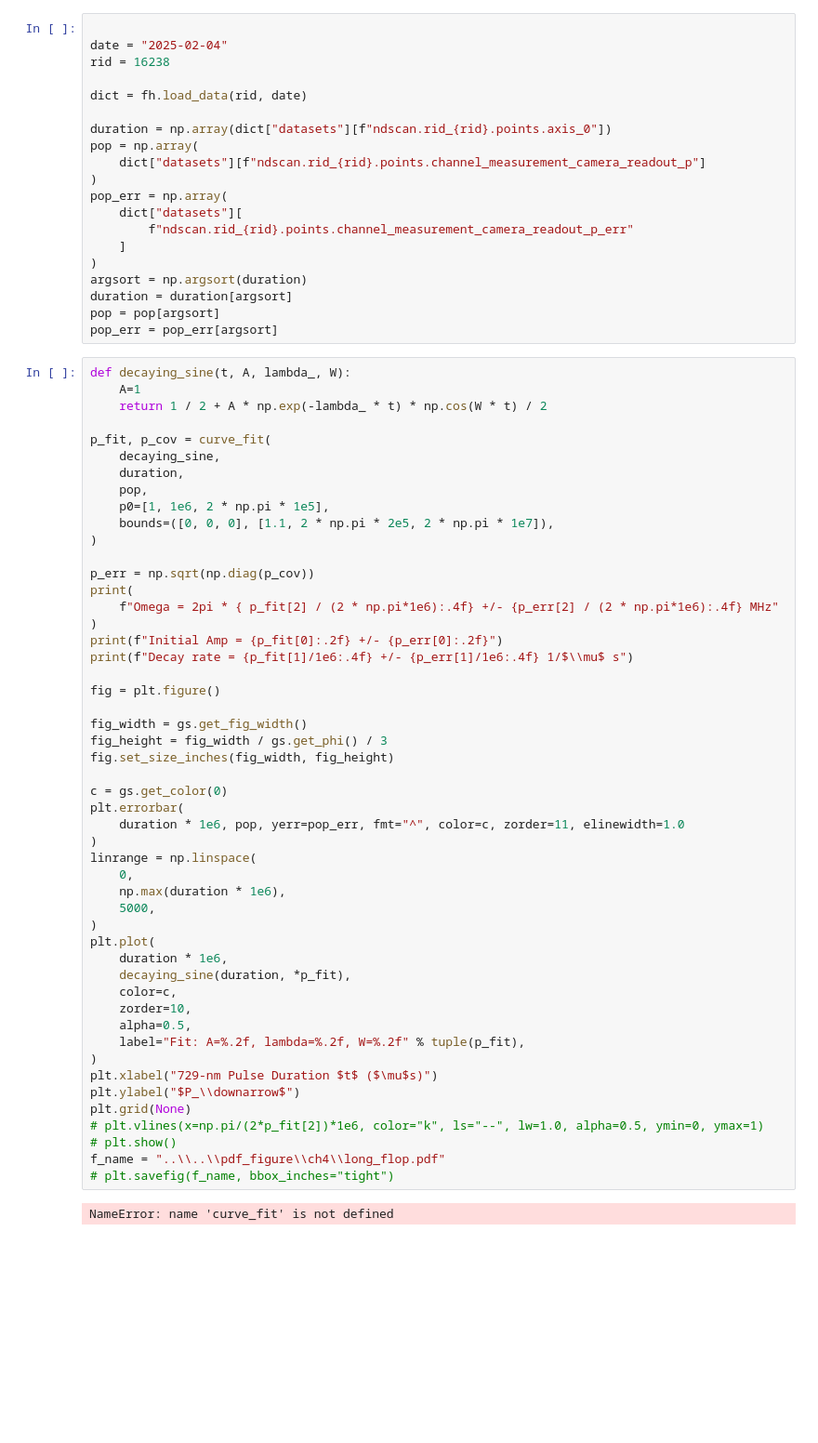
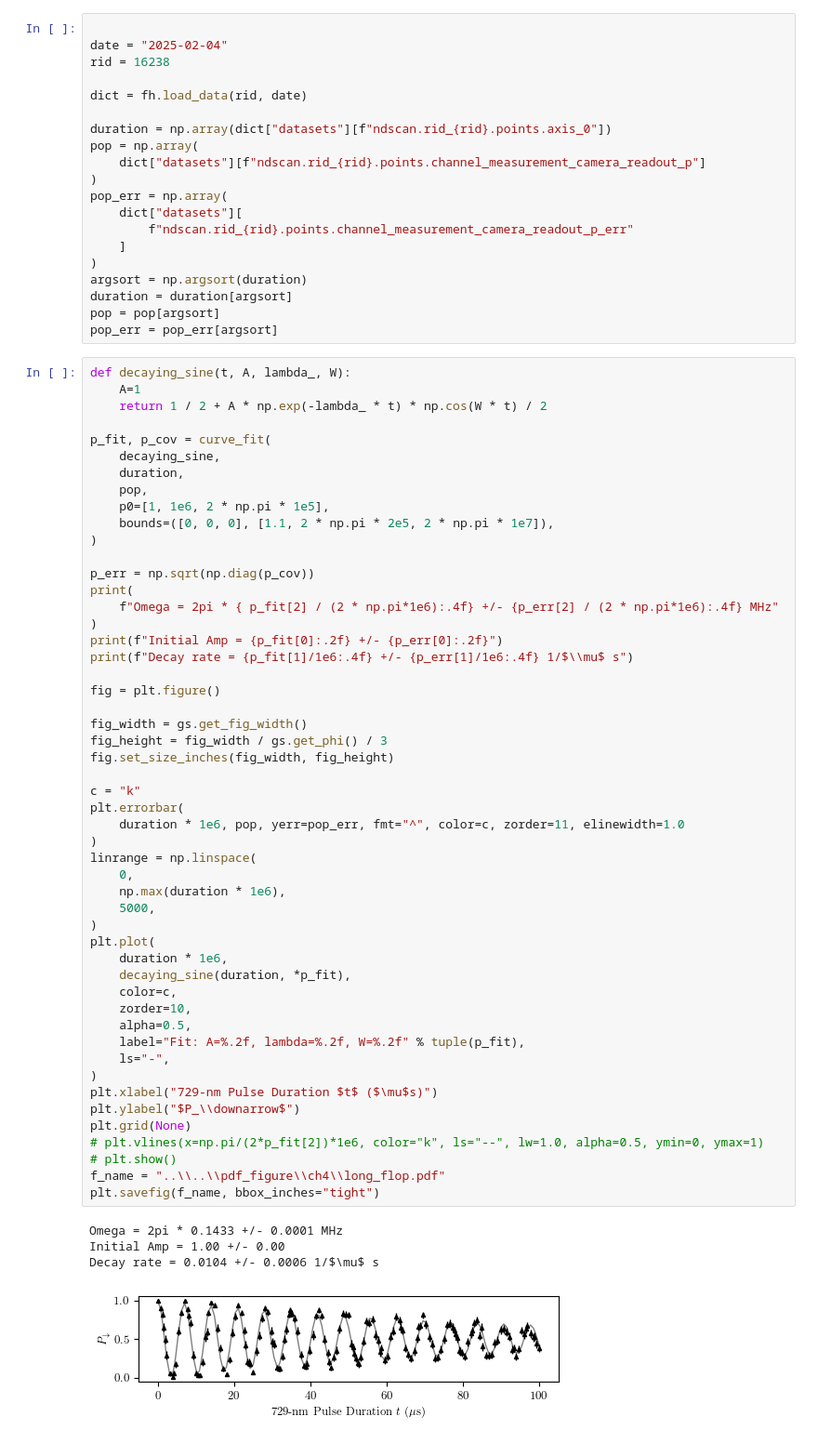
Before and after one commit to DonovanWebb/thesis, a Jupyter notebook: figures/make_figure/ch4/long_flop.ipynb, the cells around one changed output. Shown at 93% size. Cells and saved outputs as stored; diff of their text form; blank space fills up the shorter version.

```diff
--- a/figures/make_figure/ch4/long_flop.ipynb
+++ b/figures/make_figure/ch4/long_flop.ipynb
@@ -52,33 +50,37 @@ print(f"Decay rate = {p_fit[1]/1e6:.4f} +/- {p_err[1]/1e6:.4f} 1/$\\mu$ s")
 
 fig = plt.figure()
 
 fig_width = gs.get_fig_width()
 fig_height = fig_width / gs.get_phi() / 3
 fig.set_size_inches(fig_width, fig_height)
 
-c = gs.get_color(0)
+c = "k"
 plt.errorbar(
     duration * 1e6, pop, yerr=pop_err, fmt="^", color=c, zorder=11, elinewidth=1.0
 )
 linrange = np.linspace(
     0,
     np.max(duration * 1e6),
     5000,
 )
 plt.plot(
     duration * 1e6,
     decaying_sine(duration, *p_fit),
     color=c,
     zorder=10,
     alpha=0.5,
     label="Fit: A=%.2f, lambda=%.2f, W=%.2f" % tuple(p_fit),
+    ls="-",
 )
 plt.xlabel("729-nm Pulse Duration $t$ ($\mu$s)")
 plt.ylabel("$P_\\downarrow$")
 plt.grid(None)
 # plt.vlines(x=np.pi/(2*p_fit[2])*1e6, color="k", ls="--", lw=1.0, alpha=0.5, ymin=0, ymax=1)
 # plt.show()
 f_name = "..\\..\\pdf_figure\\ch4\\long_flop.pdf"
-# plt.savefig(f_name, bbox_inches="tight")
+plt.savefig(f_name, bbox_inches="tight")
 # %% [output]
-NameError: name 'curve_fit' is not defined
+Omega = 2pi * 0.1433 +/- 0.0001 MHz
+Initial Amp = 1.00 +/- 0.00
+Decay rate = 0.0104 +/- 0.0006 1/$\mu$ s
+[figure, added]
```
Also changed, not shown: parts of 1 cell of this notebook, 17 other files.
